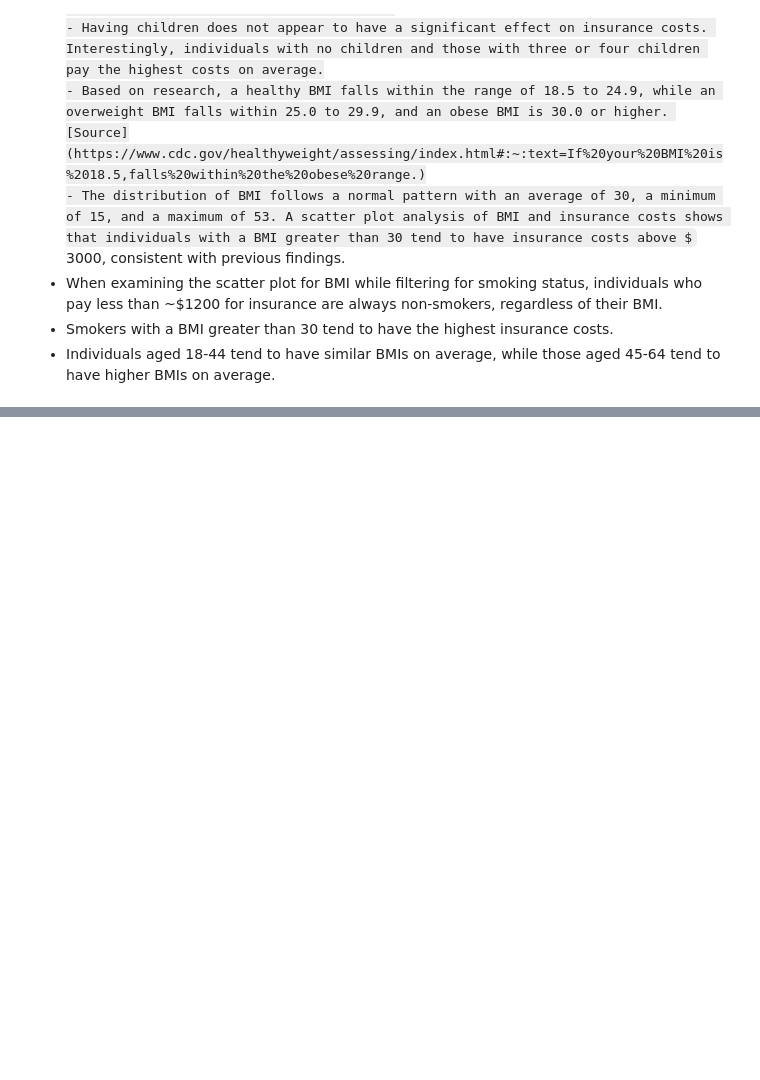
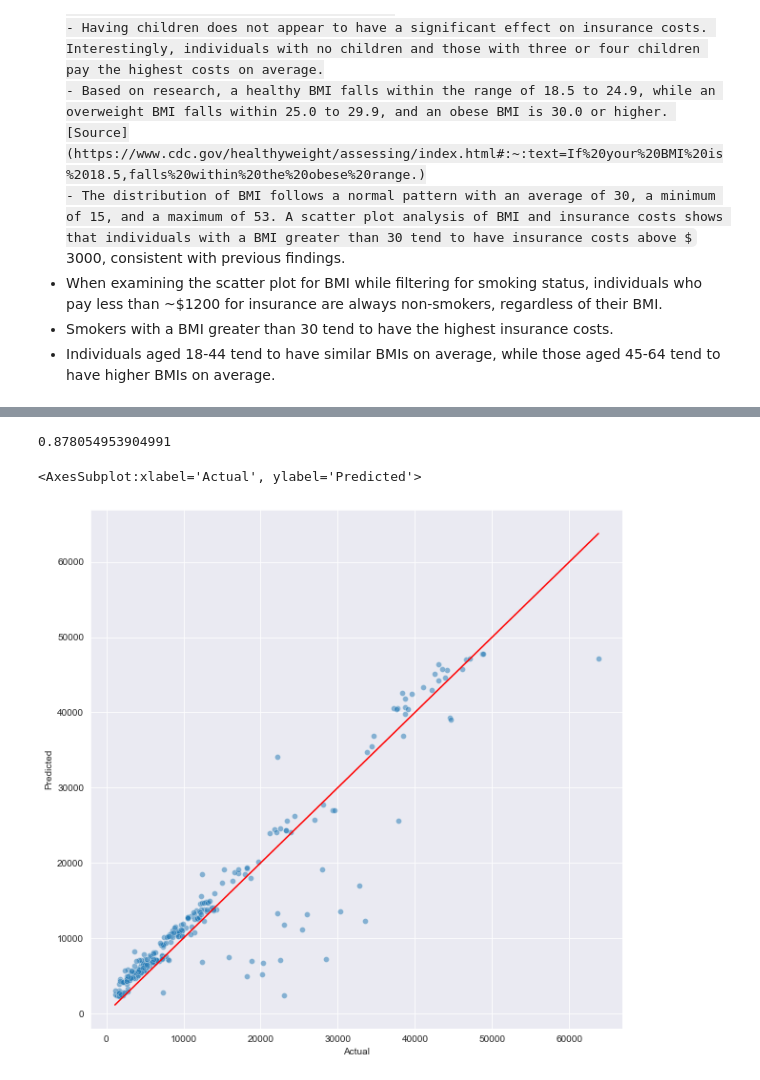
Before and after one commit to utkuozbudak/insurance_forecast, a Jupyter notebook: insurance_forecast.ipynb, the cells around one changed output, grey strips where cells are left out. Cells and saved outputs as stored; diff of their text form; code cells hidden in the pictures; some formulas as TeX source; blank space fills up the shorter version.

```diff
--- a/insurance_forecast.ipynb
+++ b/insurance_forecast.ipynb
@@ -170,0 +225,9 @@ while smokers pay an average of around $3500.
+# %%
+# Define params for grid search
+param_grid = {
+    'n_estimators': [50, 100, 150, 200],
+    'max_depth': [None, 5, 10, 20],
+    'min_samples_split': [2, 5, 10],
+    'min_samples_leaf': [1, 2, 4],
+    'max_features': ['auto', 'sqrt', 'log2']
+}
@@ -170,0 +246,18 @@ while smokers pay an average of around $3500.
+# %%
+# Let's see the results
+rf_tuned = RandomForestRegressor(max_depth=5, max_features='auto', min_samples_leaf=2, min_samples_split=10, n_estimators=50)
+rf_tuned.fit(x_train, y_train)
+print(r2_score(y_test, rf_tuned.predict(x_test)))
+# %% [output]
+0.878054953904991
+# %%
+# Plot actual vs predicted values
+y_test_pred = rf_tuned.predict(x_test)
+results = pd.DataFrame({'Actual': y_test, 'Predicted': y_test_pred})
+
+plt.figure(figsize=(10, 10))
+sns.scatterplot(x='Actual', y='Predicted', data=results, alpha=0.5)
+sns.lineplot(x=results['Actual'], y=results['Actual'], color='red')
+# %% [output]
+<AxesSubplot:xlabel='Actual', ylabel='Predicted'>
+[figure, added]
```
Also changed, not shown: parts of 13 cells of this notebook.
